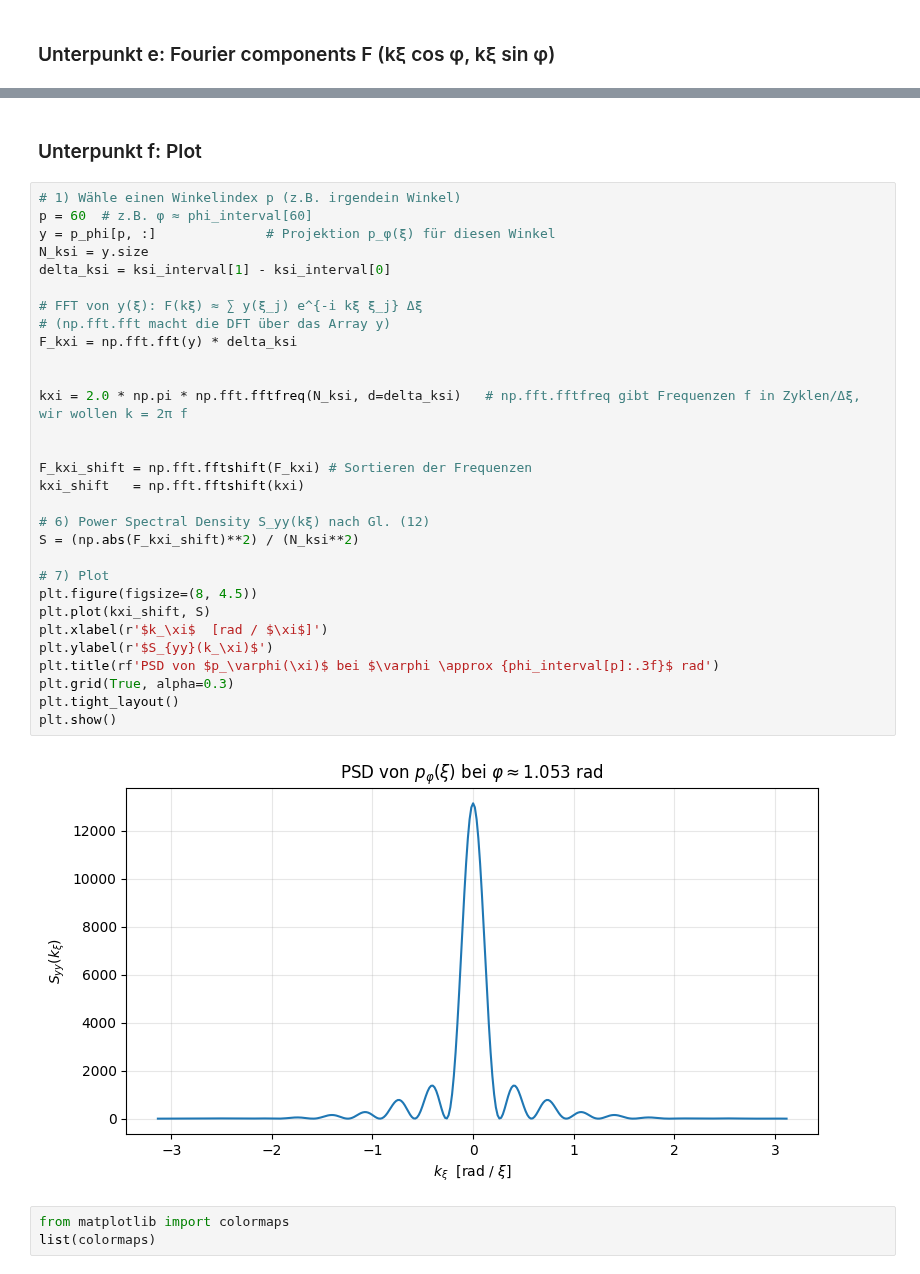
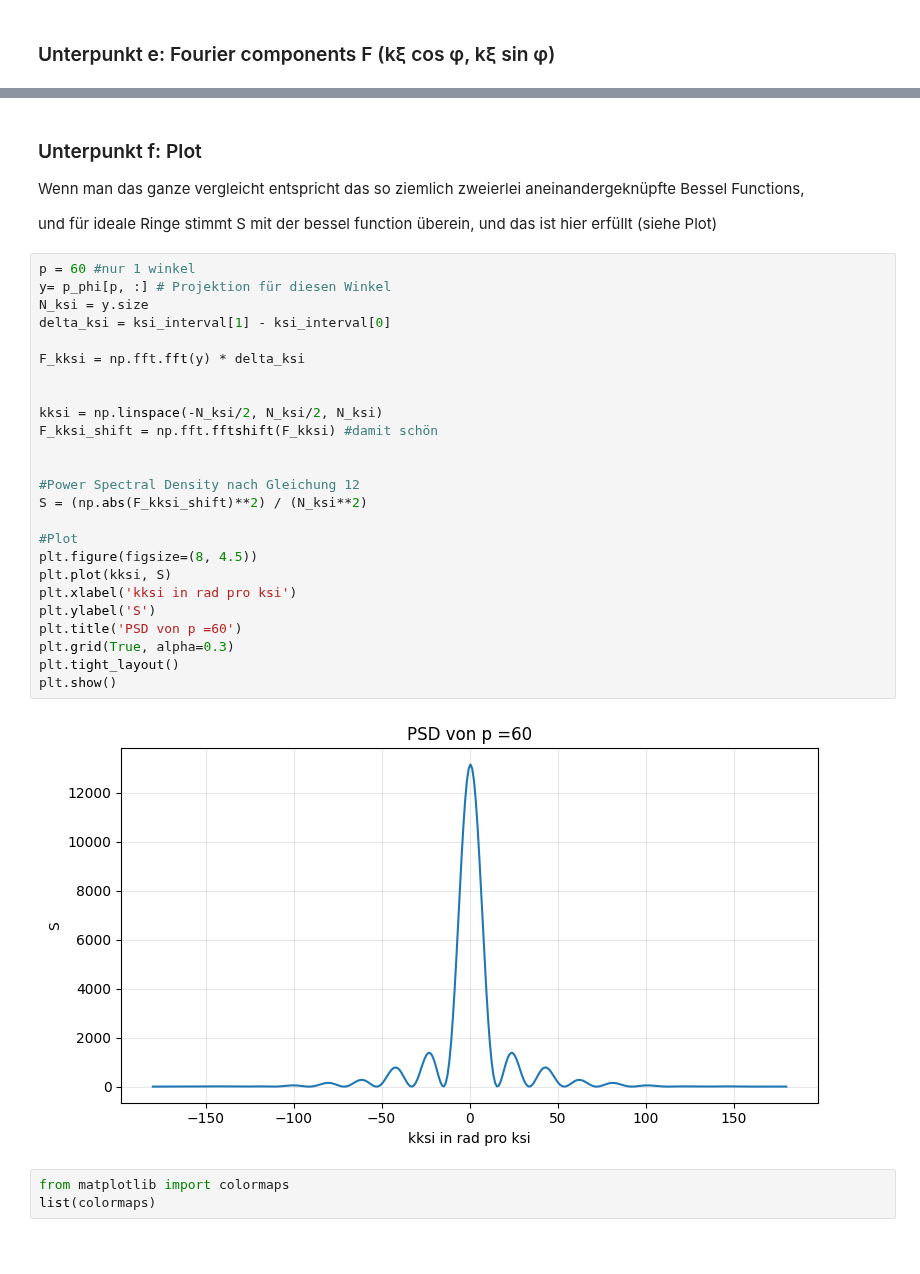
Before and after one commit to OverAmpJinx/CompPhyWS25, a Jupyter notebook: Assignment2/a21forwardtrafo.ipynb, the cells around one changed output, grey strips where cells are left out. Saved outputs shown, nothing was run; the diff lists cells and outputs as text; blank space fills up the shorter version.

```diff
--- a/Assignment2/a21forwardtrafo.ipynb
+++ b/Assignment2/a21forwardtrafo.ipynb
@@ -119,40 +119,39 @@ sinphi = np.sin(phi_interval)[:, None]
 
 kx = kksi[None, :] * cosphi
 ky = kksi[None, :] * sinphi
-# %% [markdown]
-### Unterpunkt f: Plot
+# %% [markdown]
+### Unterpunkt f: Plot
+
+Wenn man das ganze vergleicht entspricht das so ziemlich zweierlei aneinandergeknüpfte Bessel Functions,
+
+und für ideale Ringe stimmt S mit der bessel function überein, und das ist hier erfüllt (siehe Plot)
 # %%
-# 1) Wähle einen Winkelindex p (z.B. irgendein Winkel)
-p = 60  # z.B. φ ≈ phi_interval[60]
-y = p_phi[p, :]              # Projektion p_φ(ξ) für diesen Winkel
+p = 60 #nur 1 winkel
+y= p_phi[p, :] # Projektion für diesen Winkel
 N_ksi = y.size
 delta_ksi = ksi_interval[1] - ksi_interval[0]
 
-# FFT von y(ξ): F(kξ) ≈ ∑ y(ξ_j) e^{-i kξ ξ_j} Δξ
-# (np.fft.fft macht die DFT über das Array y)
-F_kxi = np.fft.fft(y) * delta_ksi
+F_kksi = np.fft.fft(y) * delta_ksi
 
 
-kxi = 2.0 * np.pi * np.fft.fftfreq(N_ksi, d=delta_ksi)   # np.fft.fftfreq gibt Frequenzen f in Zyklen/Δξ, wir wollen k = 2π f
+kksi = np.linspace(-N_ksi/2, N_ksi/2, N_ksi)
+F_kksi_shift = np.fft.fftshift(F_kksi) #damit schön
 
 
-F_kxi_shift = np.fft.fftshift(F_kxi) # Sortieren der Frequenzen
-kxi_shift   = np.fft.fftshift(kxi)
+#Power Spectral Density nach Gleichung 12
+S = (np.abs(F_kksi_shift)**2) / (N_ksi**2)
 
-# 6) Power Spectral Density S_yy(kξ) nach Gl. (12)
-S = (np.abs(F_kxi_shift)**2) / (N_ksi**2)
-
-# 7) Plot
+#Plot
 plt.figure(figsize=(8, 4.5))
-plt.plot(kxi_shift, S)
-plt.xlabel(r'$k_\xi$  [rad / $\xi$]')
-plt.ylabel(r'$S_{yy}(k_\xi)$')
-plt.title(rf'PSD von $p_\varphi(\xi)$ bei $\varphi \approx {phi_interval[p]:.3f}$ rad')
+plt.plot(kksi, S)
+plt.xlabel('kksi in rad pro ksi')
+plt.ylabel('S')
+plt.title('PSD von p =60')
 plt.grid(True, alpha=0.3)
 plt.tight_layout()
 plt.show()
 # %% [output]
-[figure, old version]
+[figure, new version]
 # %%
 from matplotlib import colormaps
 list(colormaps)
```
Also changed, not shown: parts of 2 cells of this notebook, 1 other file.
